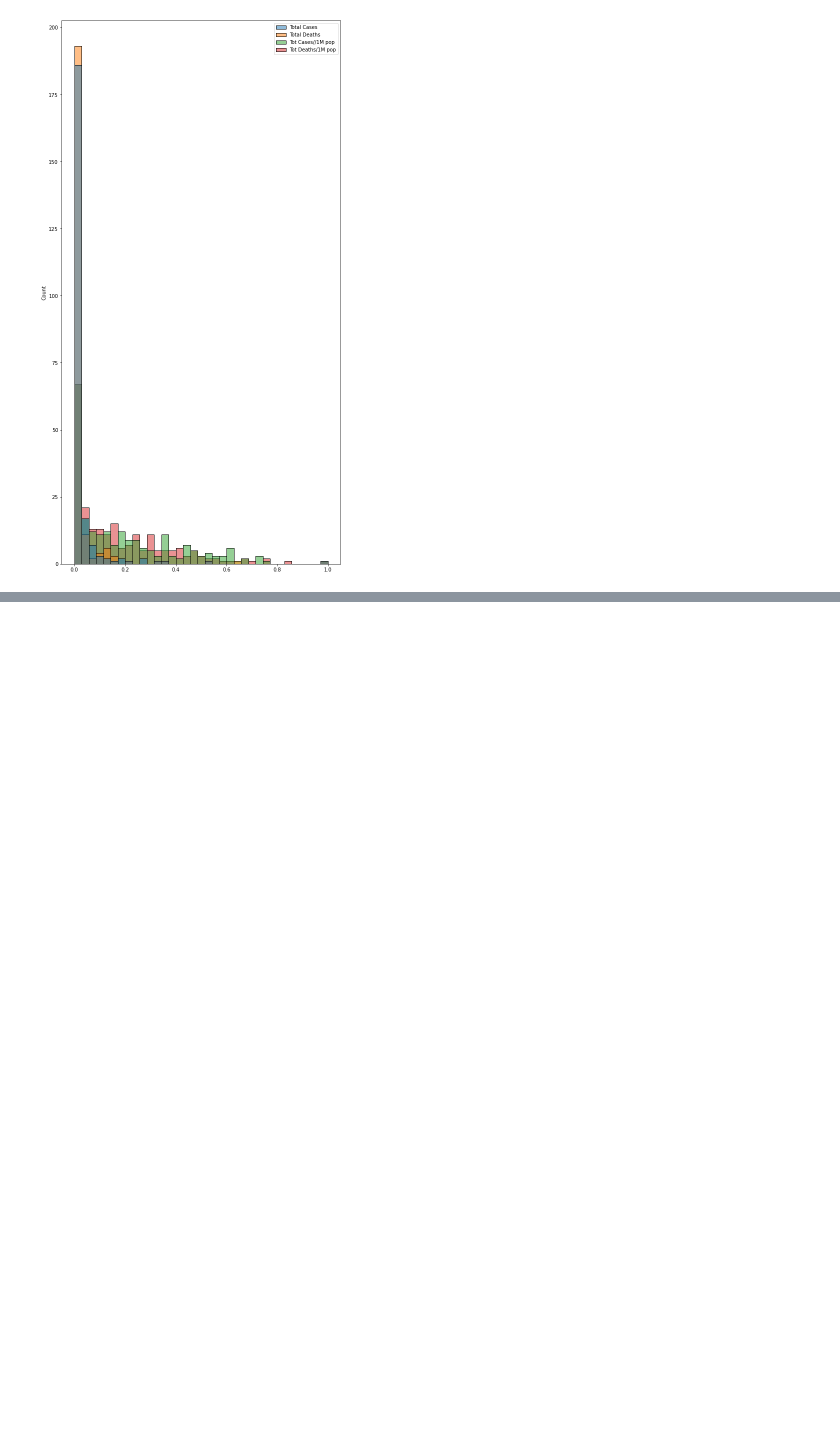
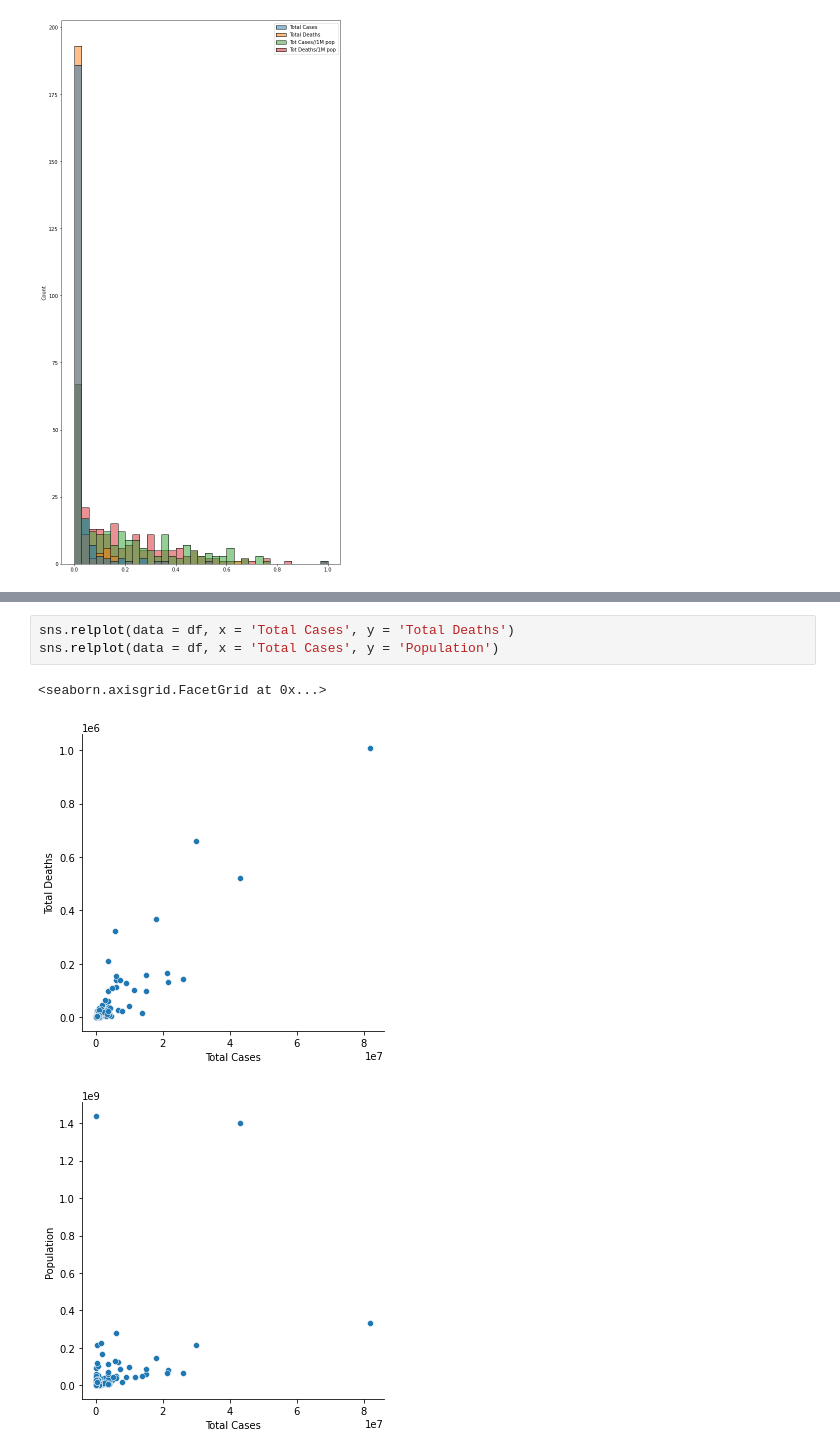
Before and after one commit to art1k20/ds_labs, a Jupyter notebook: kursova.ipynb, the cells around one changed output, grey strips where cells are left out. Saved outputs shown, nothing was run; the diff lists cells and outputs as text; blank space fills up the shorter version.

```diff
--- a/kursova.ipynb
+++ b/kursova.ipynb
@@ -169,0 +206,7 @@ plt.xticks(rotation = 90)
+# %%
+sns.relplot(data = df, x = 'Total Cases', y = 'Total Deaths')
+sns.relplot(data = df, x = 'Total Cases', y = 'Population')
+# %% [output]
+<seaborn.axisgrid.FacetGrid at 0x...>
+[figure, added]
+[figure, added]
```
Also changed, not shown: parts of 6 cells of this notebook.
